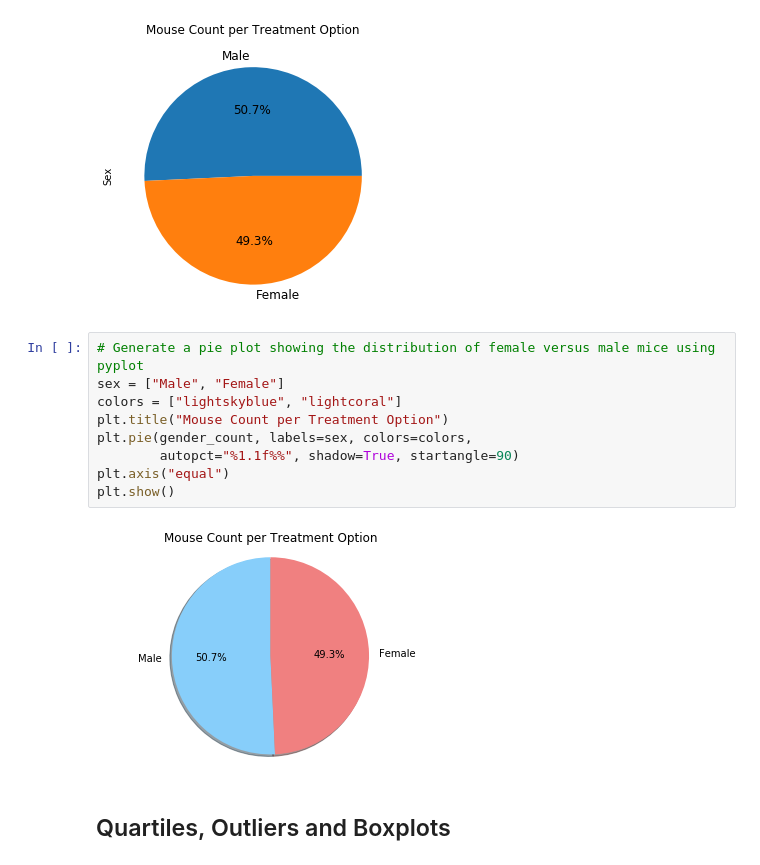
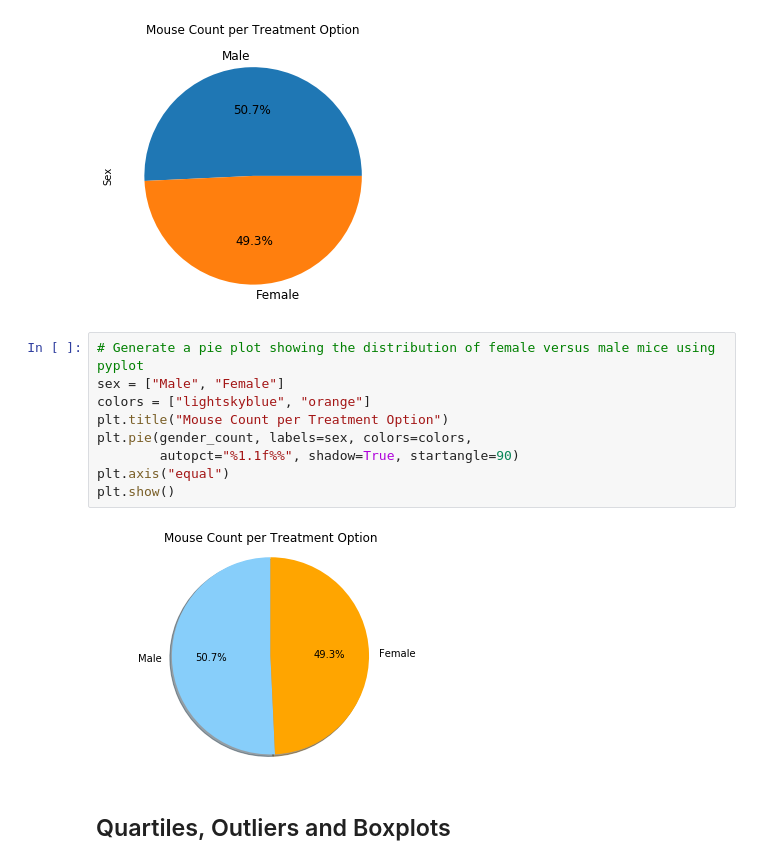
Before and after one commit to kvereda/Matplotlib-challenge, a Jupyter notebook: pymaceuticals_starter.ipynb, the cells around one changed output. Cells and saved outputs as stored; diff of their text form.

```diff
--- a/pymaceuticals_starter.ipynb
+++ b/pymaceuticals_starter.ipynb
@@ -301,14 +307,14 @@ plt.show()
 # %%
 # Generate a pie plot showing the distribution of female versus male mice using pyplot
 sex = ["Male", "Female"]
-colors = ["lightskyblue", "lightcoral"]
+colors = ["lightskyblue", "orange"]
 plt.title("Mouse Count per Treatment Option")
 plt.pie(gender_count, labels=sex, colors=colors,
         autopct="%1.1f%%", shadow=True, startangle=90)
 plt.axis("equal")
 plt.show()
 # %% [output]
-[figure, old version]
+[figure, new version]
 # %% [markdown]
 ## Quartiles, Outliers and Boxplots
 # %%
```
Also changed, not shown: parts of 3 cells of this notebook.
